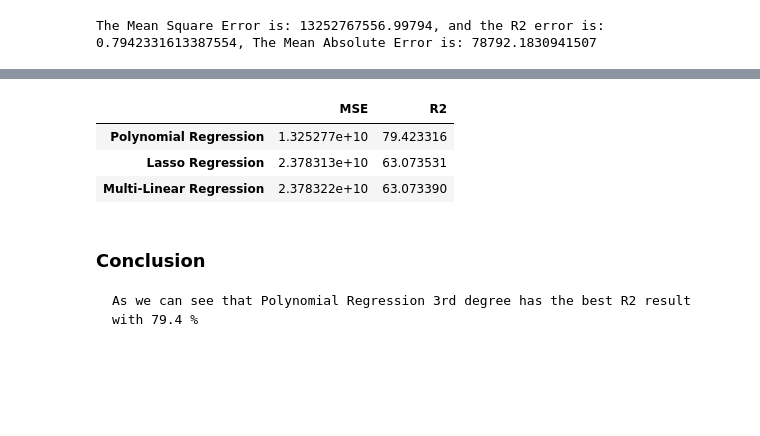
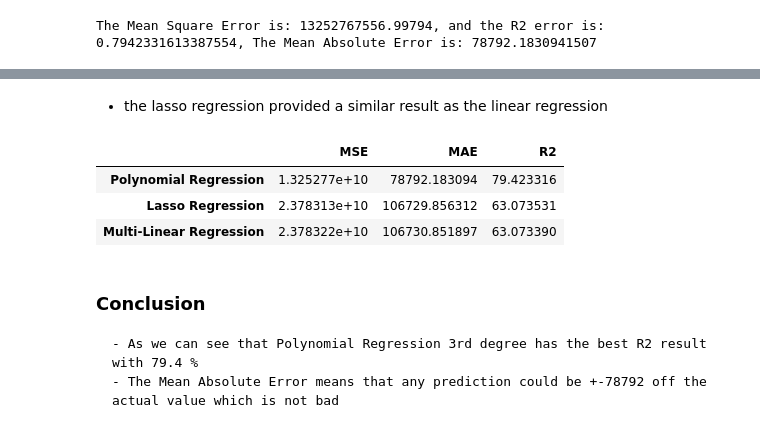
Before and after one commit to ziadhegazi/Intro-to-Artifictial-Intelligence, a Jupyter notebook: Regression Model/House_Price_Pred.ipynb, the cells around one changed output, grey strips where cells are left out. Drawn from its saved outputs; the diff is of its cells as text; code cells hidden in the pictures; blank space fills up the shorter version.

```diff
--- a/Regression Model/House_Price_Pred.ipynb
+++ b/Regression Model/House_Price_Pred.ipynb
@@ -396,14 +400,18 @@ The Mean Square Error is: 23783127941.628845, and the R2 error is: 0.63073531404
+# %% [markdown]
+- the lasso regression provided a similar result as the linear regression
 # %%
 # Comparing The Regression algorithms
 Algo = {"MSE": {"Multi-Linear Regression": mlr_MSE, "Polynomial Regression": plr_MSE, "Lasso Regression": lasso_MSE},
+        "MAE": {"Multi-Linear Regression": mlr_MAE, "Polynomial Regression": plr_MAE, "Lasso Regression": lasso_MAE},
         "R2": {"Multi-Linear Regression": mlr_R2*100, "Polynomial Regression": plr_R2*100, "Lasso Regression": lasso_R2*100}}
 algo_results = pd.DataFrame(Algo)
 algo_results.sort_values(by="R2", ascending=False)
 # %% [output]
-|  | MSE | R2 |
-| Polynomial Regression | 1.325277e+10 | 79.423316 |
-| Lasso Regression | 2.378313e+10 | 63.073531 |
-| Multi-Linear Regression | 2.378322e+10 | 63.073390 |
+|  | MSE | MAE | R2 |
+| Polynomial Regression | 1.325277e+10 | 78792.183094 | 79.423316 |
+| Lasso Regression | 2.378313e+10 | 106729.856312 | 63.073531 |
+| Multi-Linear Regression | 2.378322e+10 | 106730.851897 | 63.073390 |
 # %% [markdown]
 ### Conclusion
-    As we can see that Polynomial Regression 3rd degree has the best R2 result with 79.4 %
+    - As we can see that Polynomial Regression 3rd degree has the best R2 result with 79.4 %
+    - The Mean Absolute Error means that any prediction could be +-78792 off the actual value which is not bad
```
Also changed, not shown: parts of 5 cells of this notebook.
